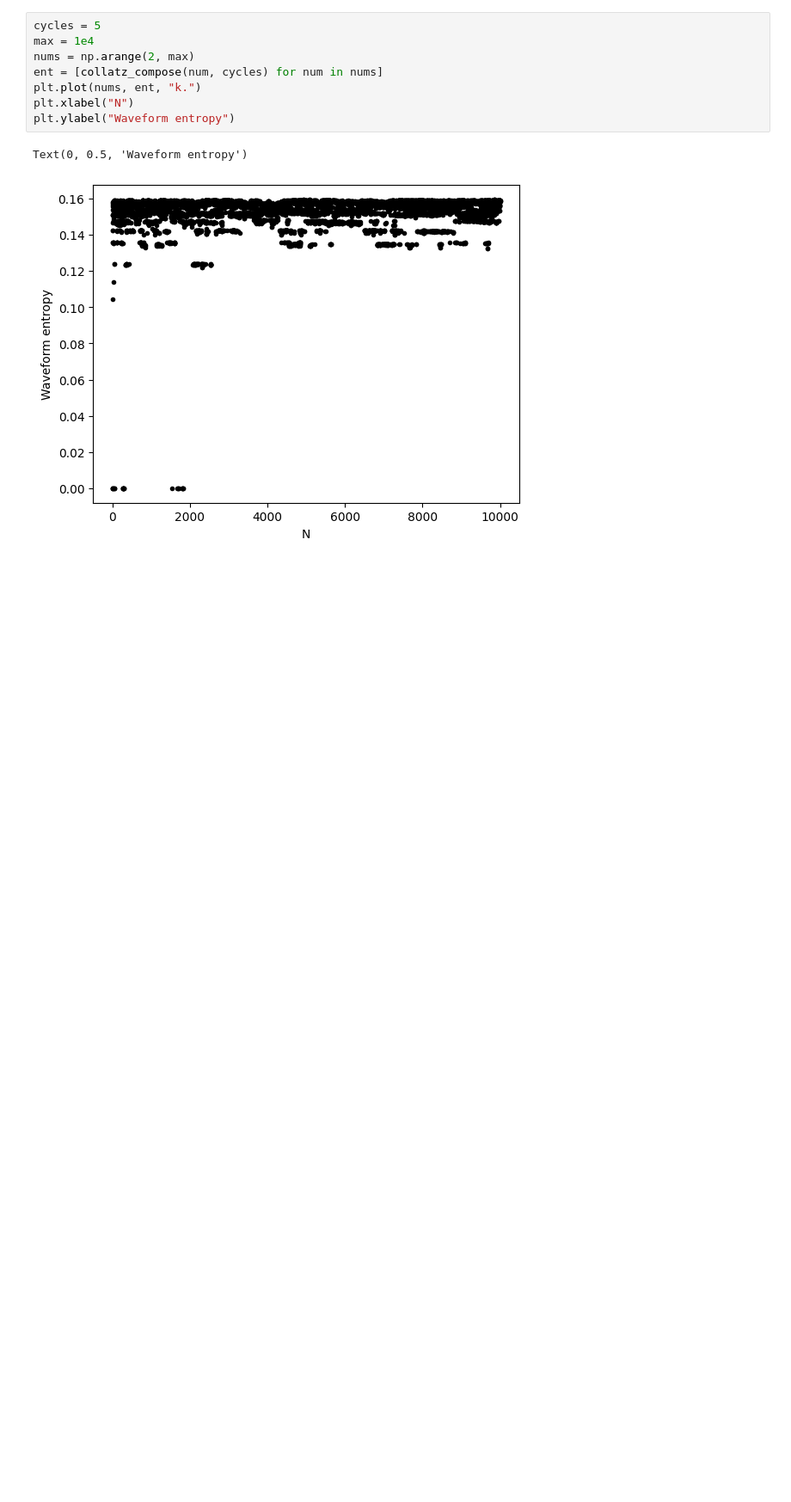
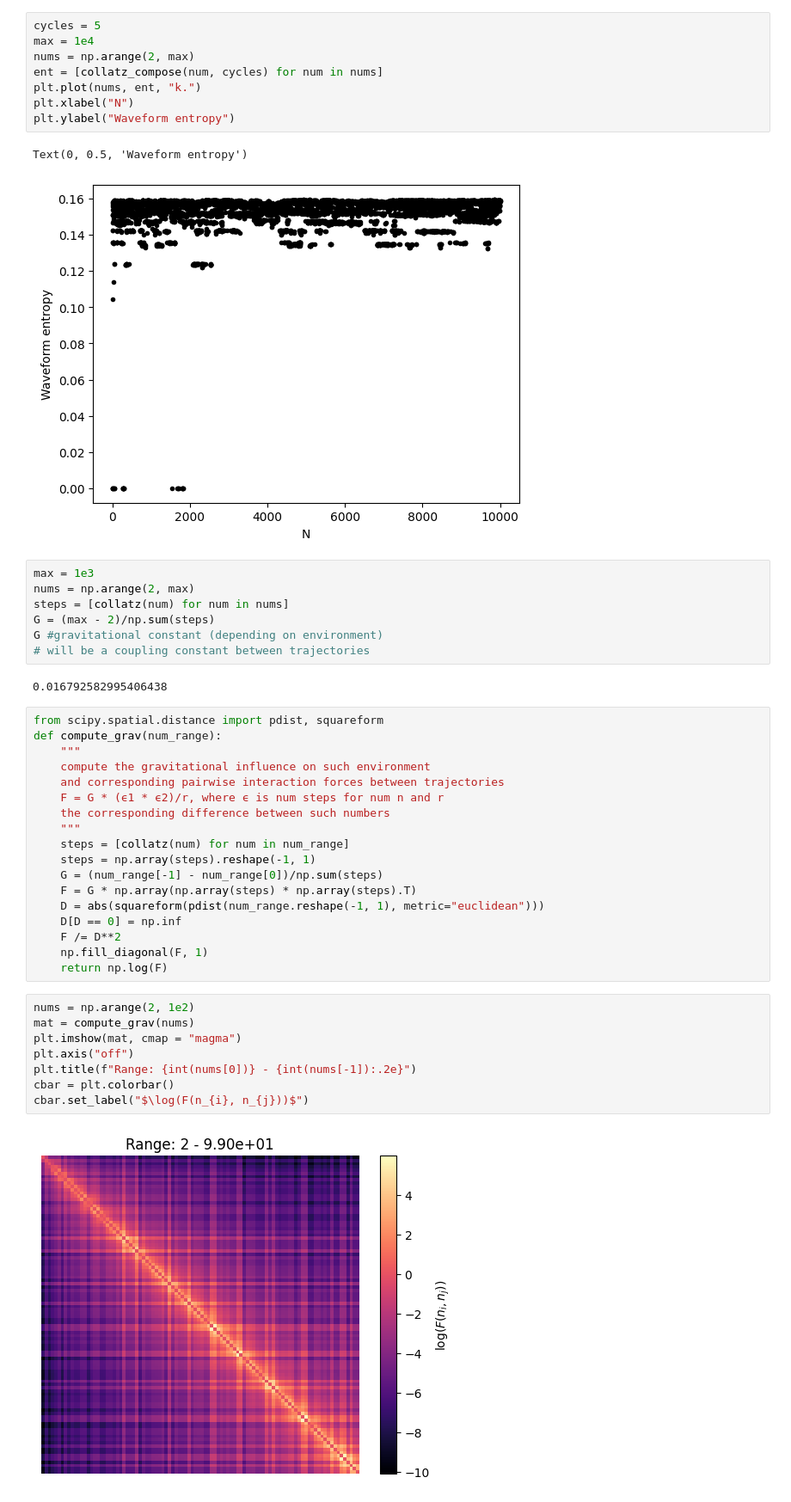
Before and after one commit to gbragafibra/bio, a Jupyter notebook: collatz_indicational.ipynb, the cells around one changed output. Shown at 86% size. Saved outputs shown, nothing was run; the diff lists cells and outputs as text; blank space fills up the shorter version.

Commit message:
gravitational interaction between each trajectory

```diff
--- a/collatz_indicational.ipynb
+++ b/collatz_indicational.ipynb
@@ -115,3 +115,40 @@ plt.ylabel("Waveform entropy")
 # %% [output]
 Text(0, 0.5, 'Waveform entropy')
 [figure]
+# %%
+max = 1e3
+nums = np.arange(2, max)
+steps = [collatz(num) for num in nums]
+G = (max - 2)/np.sum(steps)
+G #gravitational constant (depending on environment)
+# will be a coupling constant between trajectories
+# %% [output]
+0.016792582995406438
+# %%
+from scipy.spatial.distance import pdist, squareform
+def compute_grav(num_range):
+    """
+    compute the gravitational influence on such environment
+    and corresponding pairwise interaction forces between trajectories
+    F = G * (ϵ1 * ϵ2)/r, where ϵ is num steps for num n and r
+    the corresponding difference between such numbers
+    """
+    steps = [collatz(num) for num in num_range]
+    steps = np.array(steps).reshape(-1, 1)
+    G = (num_range[-1] - num_range[0])/np.sum(steps)
+    F = G * np.array(np.array(steps) * np.array(steps).T)
+    D = abs(squareform(pdist(num_range.reshape(-1, 1), metric="euclidean")))
+    D[D == 0] = np.inf
+    F /= D**2
+    np.fill_diagonal(F, 1)
+    return np.log(F)
+# %%
+nums = np.arange(2, 1e2)
+mat = compute_grav(nums)
+plt.imshow(mat, cmap = "magma")
+plt.axis("off")
+plt.title(f"Range: {int(nums[0])} - {int(nums[-1]):.2e}")
+cbar = plt.colorbar()
+cbar.set_label("$\log(F(n_{i}, n_{j}))$")
+# %% [output]
+[figure, added]
```
Also changed, not shown: parts of 2 cells of this notebook.
